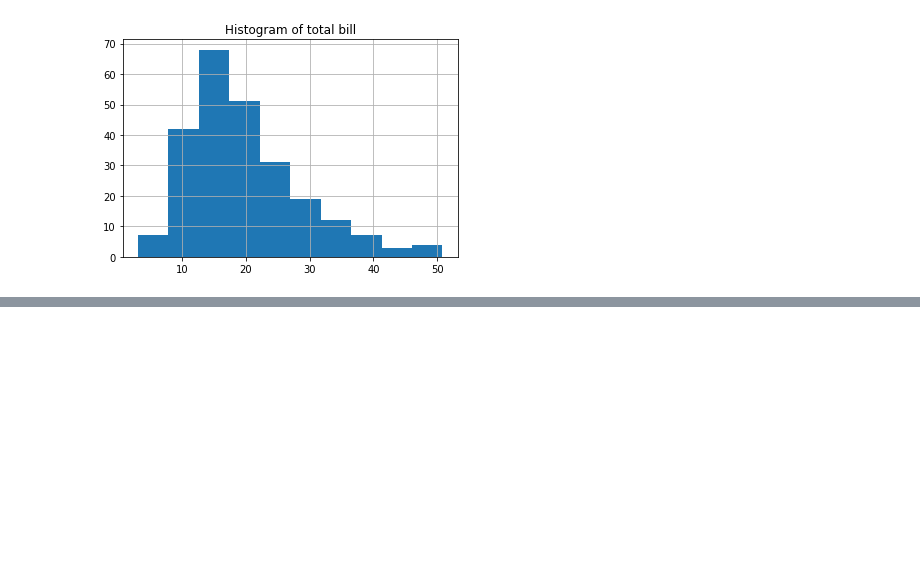
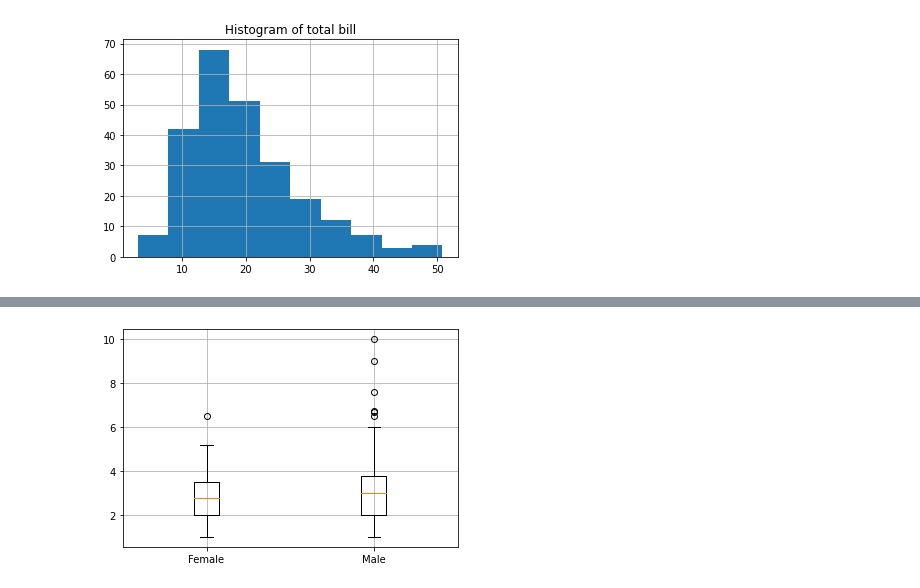
Before and after one commit to sejinseo/Itwill_Python, a Jupyter notebook: py21_matplotlib.ipynb, the cells around one changed output, grey strips where cells are left out. Saved outputs shown, nothing was run; the diff lists cells and outputs as text; code cells hidden in the pictures; blank space fills up the shorter version.

```diff
--- a/py21_matplotlib.ipynb
+++ b/py21_matplotlib.ipynb
@@ -166,0 +221,7 @@ plt.show()
+# %%
+# 여성들의 tip
+female_tip = tips[tips['sex'] == 'Female']['tip']
+# %%
+# 남성들의 tip
+male_tip = tips[tips['sex'] == 'Male']['tip']
+male_tip
@@ -166,0 +241,6 @@ plt.show()
+# %%
+plt.boxplot(x=[female_tip, male_tip], labels=['Female', 'Male'])
+plt.grid()
+plt.show()
+# %% [output]
+[figure, added]
```
Also changed, not shown: parts of 10 cells of this notebook.
